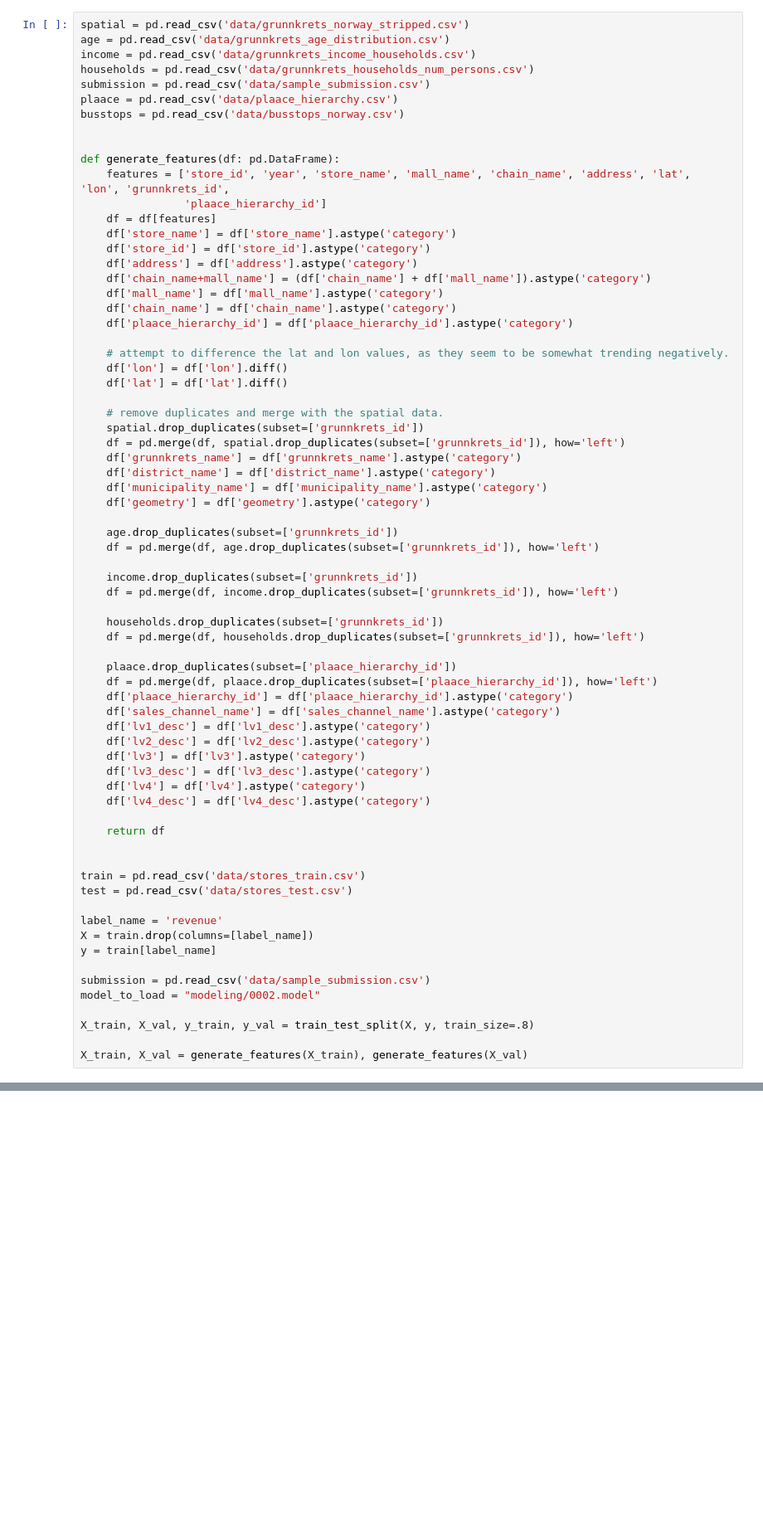
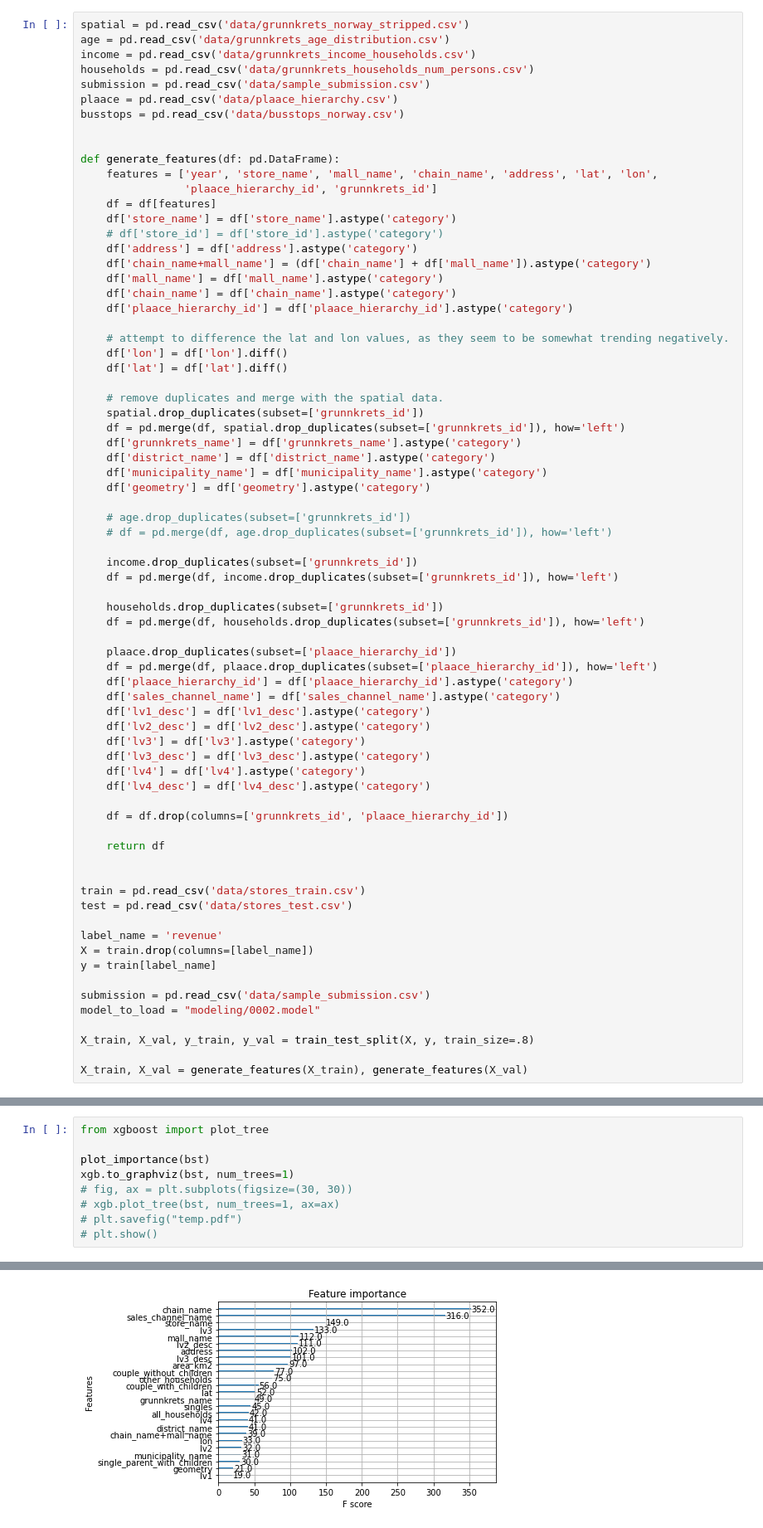
Before and after one commit to kasparpg/maskinprosjekt, a Jupyter notebook: eda.ipynb, the cells around one changed output, grey strips where cells are left out. Shown at 83% size. Saved outputs shown, nothing was run; the diff lists cells and outputs as text; blank space fills up the shorter version.

```diff
--- a/eda.ipynb
+++ b/eda.ipynb
@@ -31,11 +35,11 @@ busstops = pd.read_csv('data/busstops_norway.csv')
 
 
 def generate_features(df: pd.DataFrame):
-    features = ['store_id', 'year', 'store_name', 'mall_name', 'chain_name', 'address', 'lat', 'lon', 'grunnkrets_id',
-                'plaace_hierarchy_id']
+    features = ['year', 'store_name', 'mall_name', 'chain_name', 'address', 'lat', 'lon',
+                'plaace_hierarchy_id', 'grunnkrets_id']
     df = df[features]
     df['store_name'] = df['store_name'].astype('category')
-    df['store_id'] = df['store_id'].astype('category')
+    # df['store_id'] = df['store_id'].astype('category')
     df['address'] = df['address'].astype('category')
     df['chain_name+mall_name'] = (df['chain_name'] + df['mall_name']).astype('category')
     df['mall_name'] = df['mall_name'].astype('category')
@@ -54,8 +58,8 @@ def generate_features(df: pd.DataFrame):
     df['municipality_name'] = df['municipality_name'].astype('category')
     df['geometry'] = df['geometry'].astype('category')
 
-    age.drop_duplicates(subset=['grunnkrets_id'])
-    df = pd.merge(df, age.drop_duplicates(subset=['grunnkrets_id']), how='left')
+    # age.drop_duplicates(subset=['grunnkrets_id'])
+    # df = pd.merge(df, age.drop_duplicates(subset=['grunnkrets_id']), how='left')
 
     income.drop_duplicates(subset=['grunnkrets_id'])
     df = pd.merge(df, income.drop_duplicates(subset=['grunnkrets_id']), how='left')
@@ -74,6 +78,8 @@ def generate_features(df: pd.DataFrame):
     df['lv4'] = df['lv4'].astype('category')
     df['lv4_desc'] = df['lv4_desc'].astype('category')
 
+    df = df.drop(columns=['grunnkrets_id', 'plaace_hierarchy_id'])
+
     return df
 
 
@@ -178,0 +201,10 @@ Attempting to save prediction...
+# %%
+from xgboost import plot_tree
+
+plot_importance(bst)
+xgb.to_graphviz(bst, num_trees=1)
+# fig, ax = plt.subplots(figsize=(30, 30))
+# xgb.plot_tree(bst, num_trees=1, ax=ax)
+# plt.savefig("temp.pdf")
+# plt.show()
+# %% [output]
@@ -178,0 +212 @@ Attempting to save prediction...
+[figure, added]
```
Also changed, not shown: parts of 6 cells of this notebook, 5 other files.
